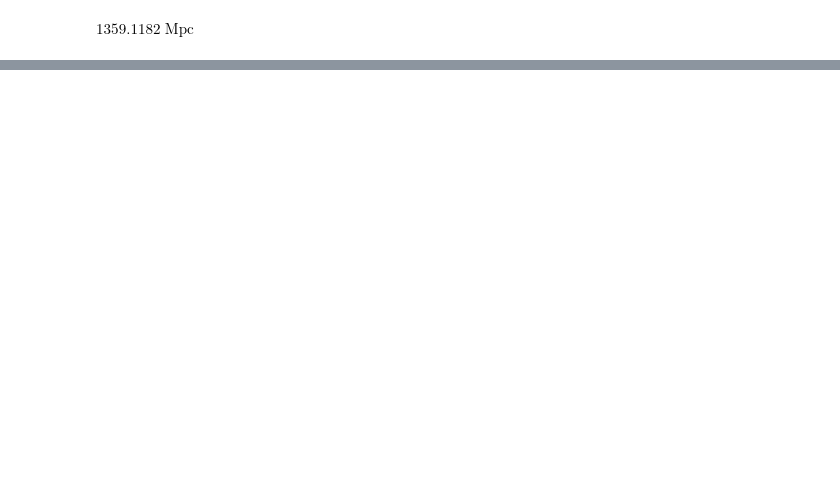
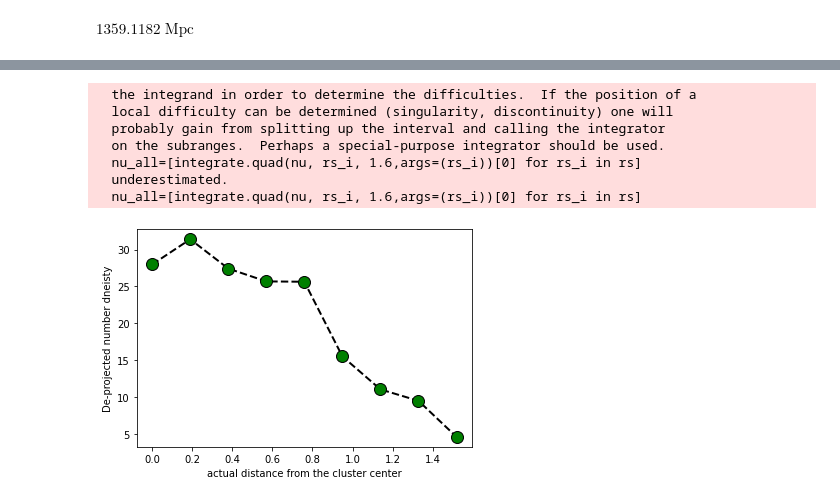
Before and after one commit to katul3767/Mass-of-galaxy-cluster, a Jupyter notebook: Simulation.ipynb, the cells around one changed output, grey strips where cells are left out. Cells and saved outputs as stored; diff of their text form; code cells hidden in the pictures; blank space fills up the shorter version.

```diff
--- a/Simulation.ipynb
+++ b/Simulation.ipynb
@@ -351,3 +183,41 @@ dndR
+# %%
+#Getting the derivative term of n wrt R_proj  ie dndR
+dndR=np.array(np.gradient(n,R_proj))
+
+"""
+The interplation of dndR for solving the integral first of all
+Stacking the Proj and dndR
+
+"""
+xx=np.hstack((np.array([0]),np.array(R_proj)))
+yy=np.hstack((np.array(dndR[0]),np.array(dndR)))
+
+# getting the interpolation
+inter1=interp1d(xx, yy, bounds_error=False, fill_value=-10.)
+
+# De-projection of the number density profile from
+# 2D to 3D using the Abel inversion equation
+
+def nu(R,rs):
+    return (-1/np.pi)*(inter1(R)/((R**2 - rs**2)**0.5))
+
+nu_all=[integrate.quad(nu, rs_i, 1.6,args=(rs_i))[0] for rs_i in rs]
+
+# plotting the de-projected number density wrt actual distance from the cluster center
+
+plt.plot(rs,nu_all, color='black', linestyle='dashed', linewidth = 2, marker='o', markerfacecolor='green', markersize=12)
+plt.xlabel('actual distance from the cluster center')
+plt.ylabel('De-projected number dneisty')
+plt.show()
+# %% [output]
+  the integrand in order to determine the difficulties.  If the position of a
+  local difficulty can be determined (singularity, discontinuity) one will
+  probably gain from splitting up the interval and calling the integrator
+  on the subranges.  Perhaps a special-purpose integrator should be used.
+  nu_all=[integrate.quad(nu, rs_i, 1.6,args=(rs_i))[0] for rs_i in rs]
+  underestimated.
+  nu_all=[integrate.quad(nu, rs_i, 1.6,args=(rs_i))[0] for rs_i in rs]
+[figure, added]
 # %%
 xx=np.hstack((np.array([0]),np.array(R_proj)))
 xx
```
Also changed, not shown: parts of 65 cells of this notebook.
